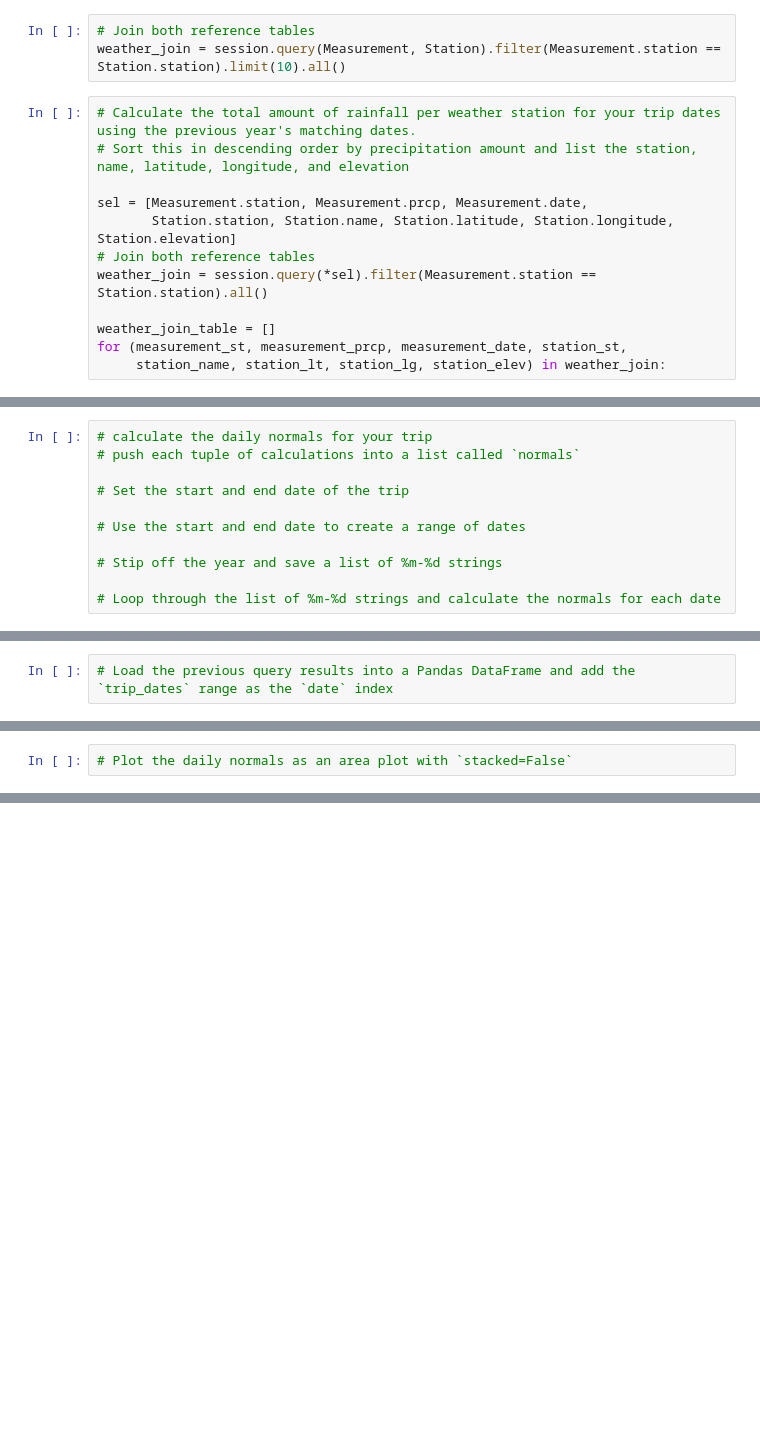
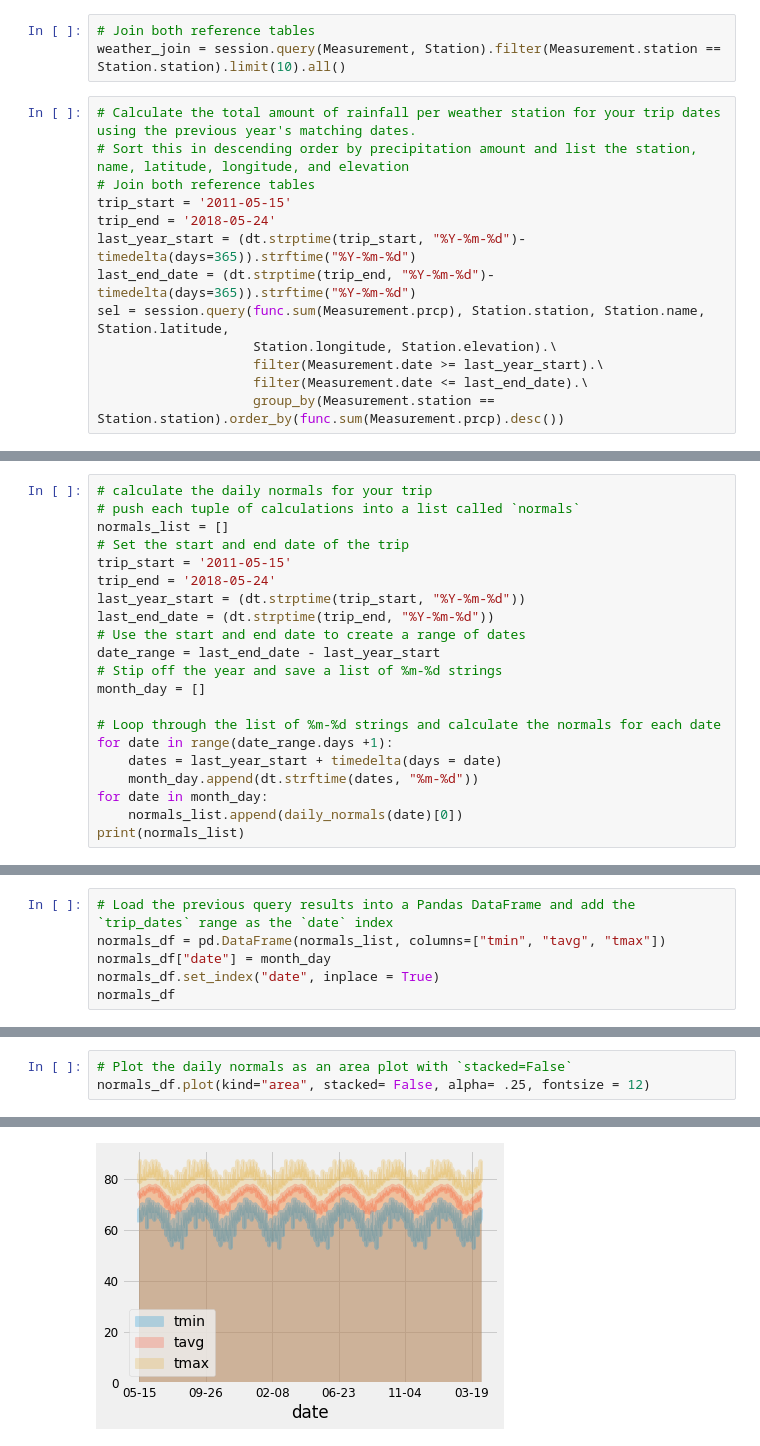
Before and after one commit to paulywog13/sqlalchemy-challenge, a Jupyter notebook: climate_starter.ipynb, the cells around one changed output, grey strips where cells are left out. Saved outputs shown, nothing was run; the diff lists cells and outputs as text; blank space fills up the shorter version.

```diff
--- a/climate_starter.ipynb
+++ b/climate_starter.ipynb
@@ -303,12 +311,13 @@ weather_join = session.query(Measurement, Station).filter(Measurement.station ==
 # %%
 # Calculate the total amount of rainfall per weather station for your trip dates using the previous year's matching dates.
 # Sort this in descending order by precipitation amount and list the station, name, latitude, longitude, and elevation
-
-sel = [Measurement.station, Measurement.prcp, Measurement.date,
-       Station.station, Station.name, Station.latitude, Station.longitude, Station.elevation]
 # Join both reference tables
-weather_join = session.query(*sel).filter(Measurement.station == Station.station).all()
-
-weather_join_table = []
-for (measurement_st, measurement_prcp, measurement_date, station_st,
-     station_name, station_lt, station_lg, station_elev) in weather_join:
+trip_start = '2011-05-15'
+trip_end = '2018-05-24'
+last_year_start = (dt.strptime(trip_start, "%Y-%m-%d")-timedelta(days=365)).strftime("%Y-%m-%d")
+last_end_date = (dt.strptime(trip_end, "%Y-%m-%d")-timedelta(days=365)).strftime("%Y-%m-%d")
+sel = session.query(func.sum(Measurement.prcp), Station.station, Station.name, Station.latitude,
+                    Station.longitude, Station.elevation).\
+                    filter(Measurement.date >= last_year_start).\
+                    filter(Measurement.date <= last_end_date).\
+                    group_by(Measurement.station == Station.station).order_by(func.sum(Measurement.prcp).desc())
@@ -334,11 +352,21 @@ daily_normals("01-01")
 # %%
 # calculate the daily normals for your trip
 # push each tuple of calculations into a list called `normals`
-
+normals_list = []
 # Set the start and end date of the trip
-
+trip_start = '2011-05-15'
+trip_end = '2018-05-24'
+last_year_start = (dt.strptime(trip_start, "%Y-%m-%d"))
+last_end_date = (dt.strptime(trip_end, "%Y-%m-%d"))
 # Use the start and end date to create a range of dates
-
+date_range = last_end_date - last_year_start
 # Stip off the year and save a list of %m-%d strings
+month_day = []
 
 # Loop through the list of %m-%d strings and calculate the normals for each date
+for date in range(date_range.days +1):
+    dates = last_year_start + timedelta(days = date)
+    month_day.append(dt.strftime(dates, "%m-%d"))
+for date in month_day:
+    normals_list.append(daily_normals(date)[0])
+print(normals_list)
@@ -345,2 +375,6 @@ daily_normals("01-01")
 # %%
 # Load the previous query results into a Pandas DataFrame and add the `trip_dates` range as the `date` index
+normals_df = pd.DataFrame(normals_list, columns=["tmin", "tavg", "tmax"])
+normals_df["date"] = month_day
+normals_df.set_index("date", inplace = True)
+normals_df
@@ -347,2 +396,4 @@ daily_normals("01-01")
 # %%
 # Plot the daily normals as an area plot with `stacked=False`
+normals_df.plot(kind="area", stacked= False, alpha= .25, fontsize = 12)
+# %% [output]
@@ -348,0 +401 @@ daily_normals("01-01")
+[figure, added]
```
Also changed, not shown: parts of 9 cells of this notebook.
